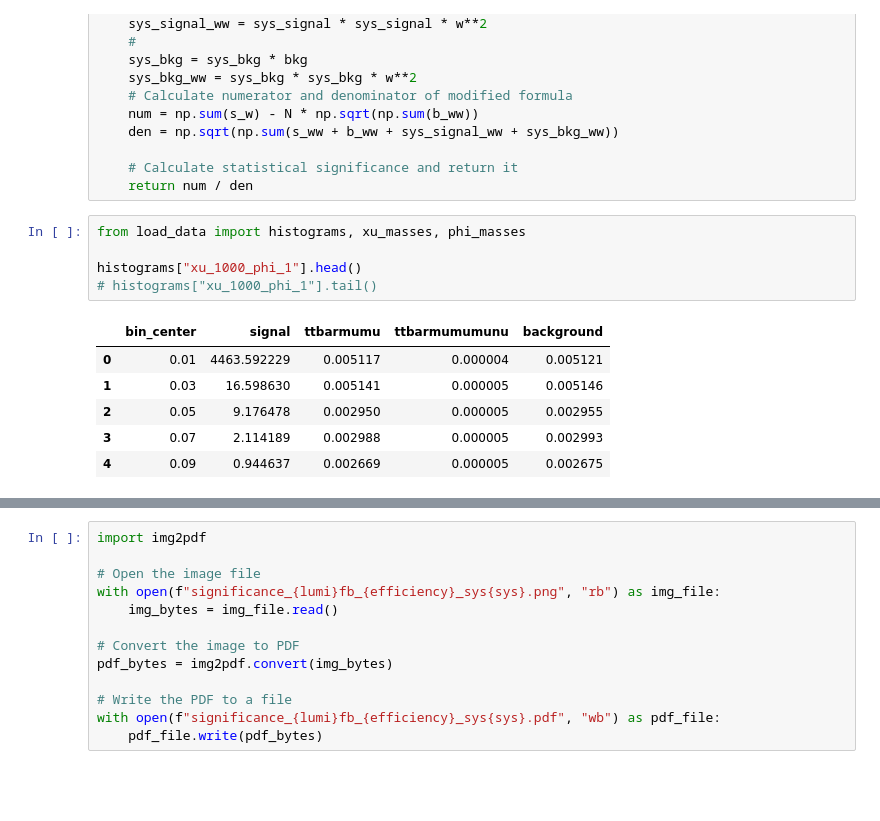
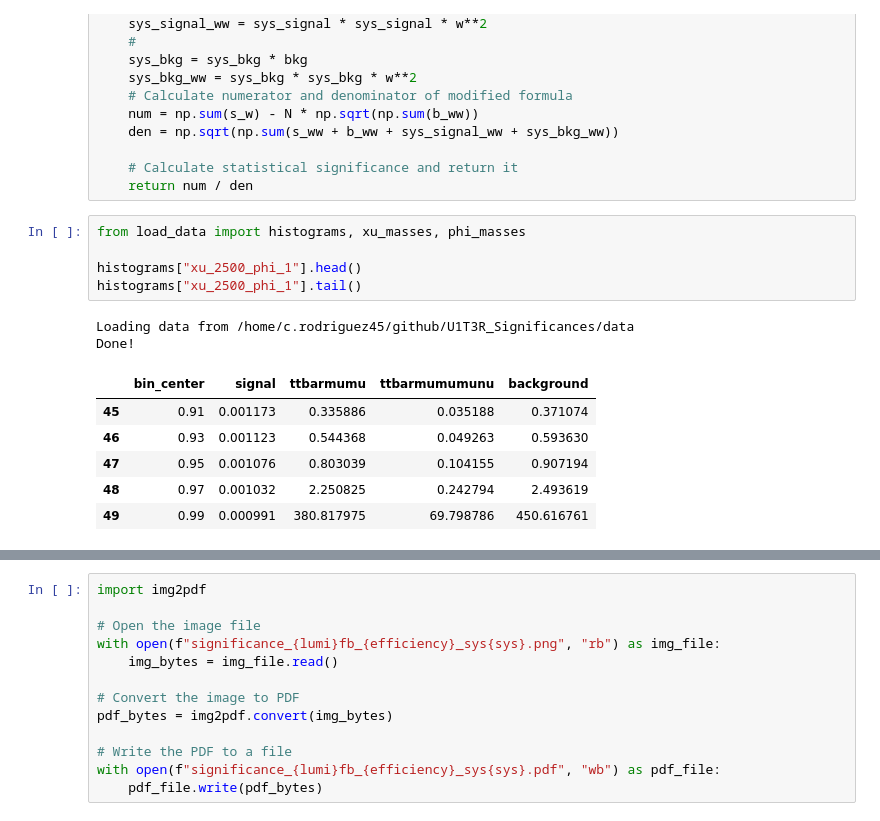
Before and after one commit to Phenomenology-group-uniandes/U1T3R_Significances, a Jupyter notebook: significances.ipynb, the cells around one changed output, grey strips where cells are left out. Cells and saved outputs as stored; diff of their text form; blank space fills up the shorter version.

```diff
--- a/significances.ipynb
+++ b/significances.ipynb
@@ -61,15 +61,17 @@ def approx_global_sig(
 # %%
 from load_data import histograms, xu_masses, phi_masses
 
-histograms["xu_1000_phi_1"].head()
-# histograms["xu_1000_phi_1"].tail()
+histograms["xu_2500_phi_1"].head()
+histograms["xu_2500_phi_1"].tail()
 # %% [output]
+Loading data from /home/c.rodriguez45/github/U1T3R_Significances/data
+Done!
 |  | bin_center | signal | ttbarmumu | ttbarmumumunu | background |
-| 0 | 0.01 | 4463.592229 | 0.005117 | 0.000004 | 0.005121 |
-| 1 | 0.03 | 16.598630 | 0.005141 | 0.000005 | 0.005146 |
-| 2 | 0.05 | 9.176478 | 0.002950 | 0.000005 | 0.002955 |
-| 3 | 0.07 | 2.114189 | 0.002988 | 0.000005 | 0.002993 |
-| 4 | 0.09 | 0.944637 | 0.002669 | 0.000005 | 0.002675 |
+| 45 | 0.91 | 0.001173 | 0.335886 | 0.035188 | 0.371074 |
+| 46 | 0.93 | 0.001123 | 0.544368 | 0.049263 | 0.593630 |
+| 47 | 0.95 | 0.001076 | 0.803039 | 0.104155 | 0.907194 |
+| 48 | 0.97 | 0.001032 | 2.250825 | 0.242794 | 2.493619 |
+| 49 | 0.99 | 0.000991 | 380.817975 | 69.798786 | 450.616761 |
 # %%
 import matplotlib.pyplot as plt
 import numpy as np
```
Also changed, not shown: parts of 6 cells of this notebook, 16 other files.
